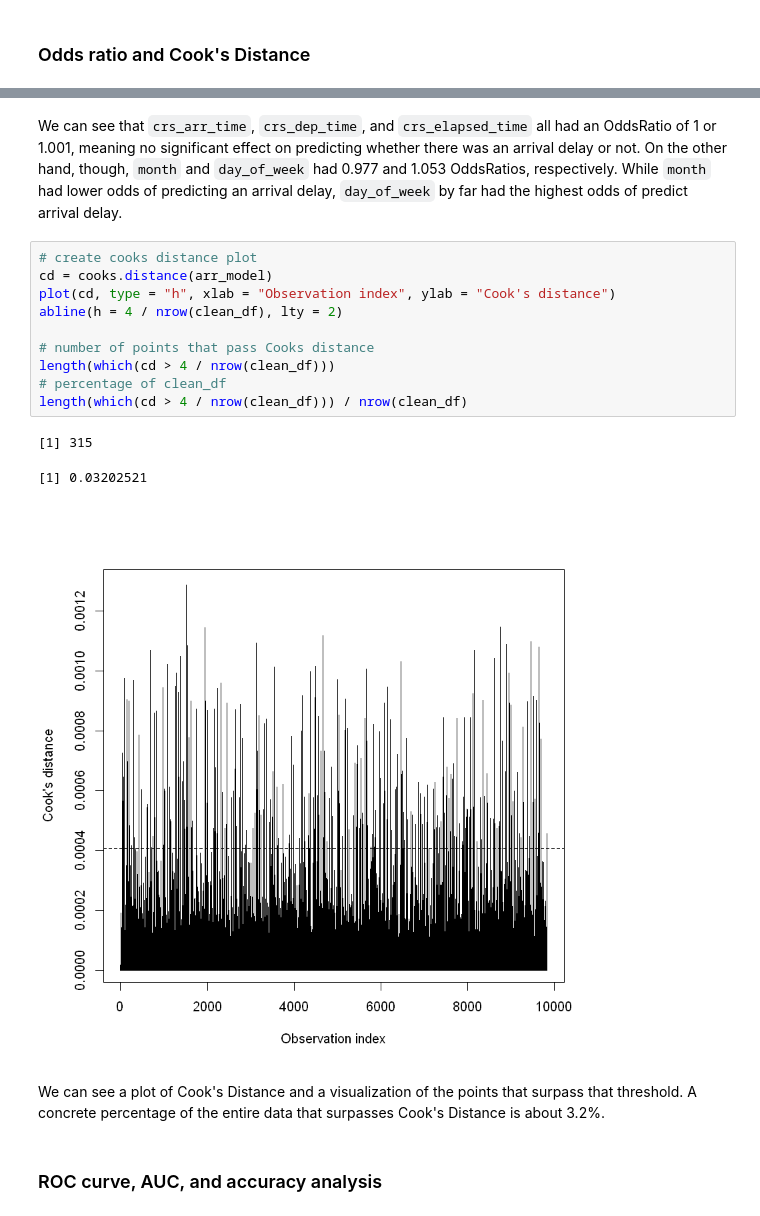
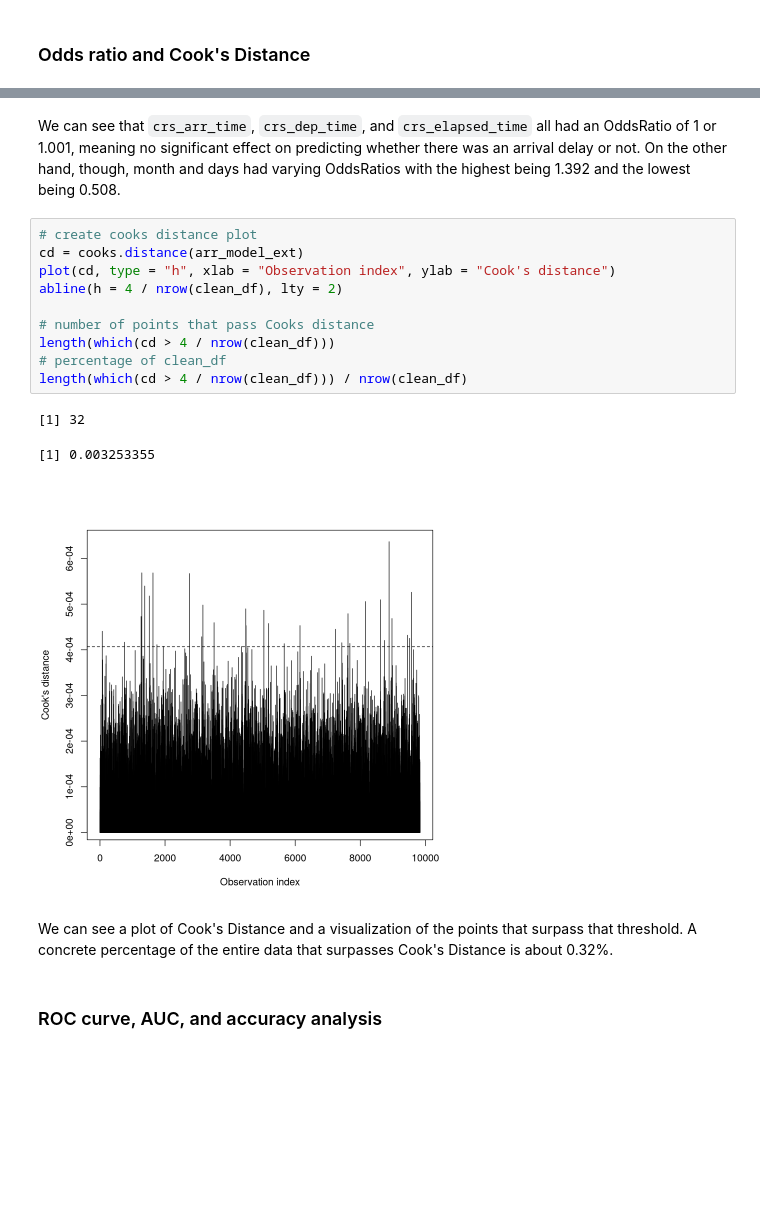
Before and after one commit to vlazo1214/stats, a Jupyter notebook: individual_project/analysis.ipynb, the cells around one changed output, grey strips where cells are left out. Saved outputs shown, nothing was run; the diff lists cells and outputs as text; blank space fills up the shorter version.

```diff
--- a/individual_project/analysis.ipynb
+++ b/individual_project/analysis.ipynb
@@ -281,21 +303,21 @@ round(coef_table, 3)
 # %% [markdown]
-We can see that `crs_arr_time`,  `crs_dep_time`,  and `crs_elapsed_time` all had an OddsRatio of 1 or 1.001, meaning no significant effect on predicting whether there was an arrival delay or not. On the other hand, though, `month` and `day_of_week` had 0.977 and 1.053 OddsRatios, respectively. While `month` had lower odds of predicting an arrival delay, `day_of_week` by far had the highest odds of predict arrival delay.
+We can see that `crs_arr_time`,  `crs_dep_time`,  and `crs_elapsed_time` all had an OddsRatio of 1 or 1.001, meaning no significant effect on predicting whether there was an arrival delay or not. On the other hand, though, month and days had varying OddsRatios with the highest being 1.392 and the lowest being 0.508.
 # %%
 # create cooks distance plot
-cd = cooks.distance(arr_model)
+cd = cooks.distance(arr_model_ext)
 plot(cd, type = "h", xlab = "Observation index", ylab = "Cook's distance")
 abline(h = 4 / nrow(clean_df), lty = 2)
 
 # number of points that pass Cooks distance
 length(which(cd > 4 / nrow(clean_df)))
 # percentage of clean_df
 length(which(cd > 4 / nrow(clean_df))) / nrow(clean_df)
 # %% [output]
-[1] 315
+[1] 32
-[1] 0.03202521
+[1] 0.003253355
-[figure, old version]
+[figure, new version]
 # %% [markdown]
-We can see a plot of Cook's Distance and a visualization of the points that surpass that threshold. A concrete percentage of the entire data that surpasses Cook's Distance is about 3.2%.
+We can see a plot of Cook's Distance and a visualization of the points that surpass that threshold. A concrete percentage of the entire data that surpasses Cook's Distance is about 0.32%.
 # %% [markdown]
 ### ROC curve, AUC, and accuracy analysis
 # %%
```
Also changed, not shown: parts of 19 cells of this notebook.
